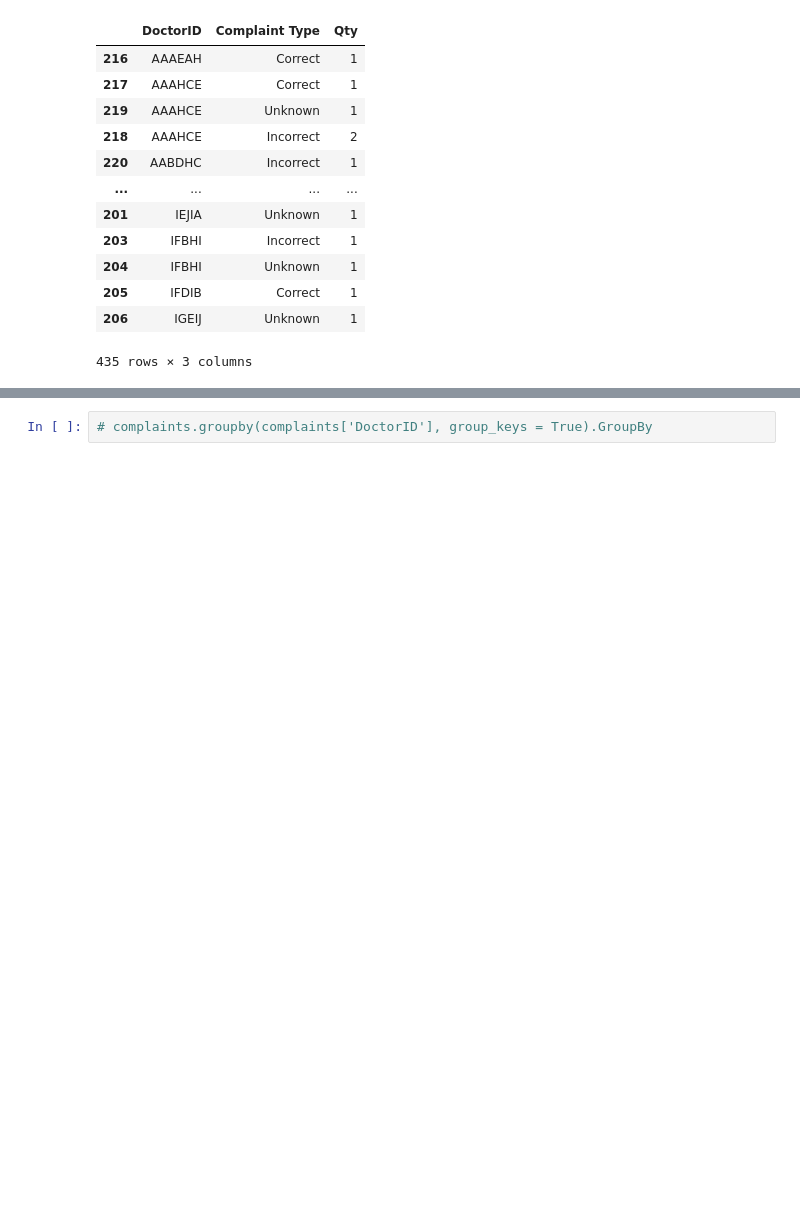
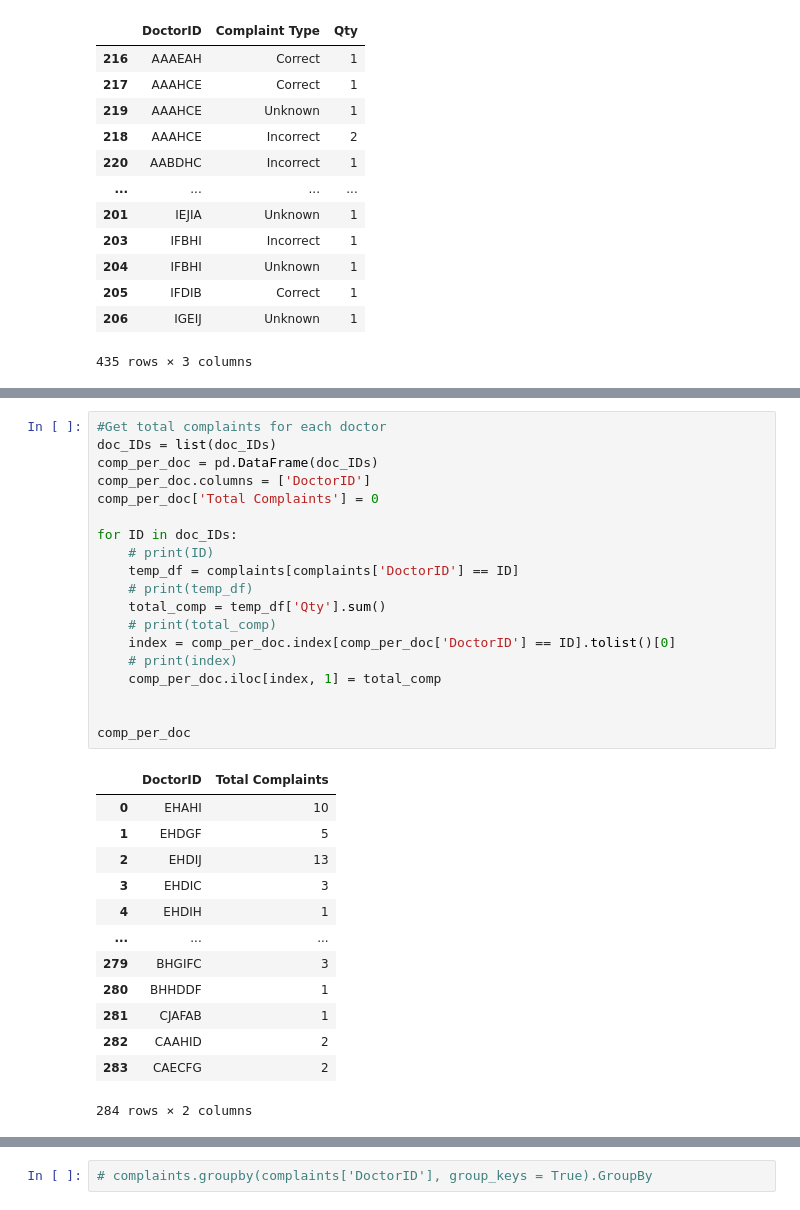
Before and after one commit to KBrandt57/COGS_118B_Project, a Jupyter notebook: project_notebook.ipynb, the cells around one changed output, grey strips where cells are left out. Cells and saved outputs as stored; diff of their text form; blank space fills up the shorter version.

```diff
--- a/project_notebook.ipynb
+++ b/project_notebook.ipynb
@@ -382,0 +385,33 @@ complaints[complaints['DoctorID'] == 'AAEIEG']
+# %%
+#Get total complaints for each doctor
+doc_IDs = list(doc_IDs)
+comp_per_doc = pd.DataFrame(doc_IDs)
+comp_per_doc.columns = ['DoctorID']
+comp_per_doc['Total Complaints'] = 0
+
+for ID in doc_IDs:
+    # print(ID)
+    temp_df = complaints[complaints['DoctorID'] == ID]
+    # print(temp_df)
+    total_comp = temp_df['Qty'].sum()
+    # print(total_comp)
+    index = comp_per_doc.index[comp_per_doc['DoctorID'] == ID].tolist()[0]
+    # print(index)
+    comp_per_doc.iloc[index, 1] = total_comp
+
+
+comp_per_doc
+# %% [output]
+|  | DoctorID | Total Complaints |
+| 0 | EHAHI | 10 |
+| 1 | EHDGF | 5 |
+| 2 | EHDIJ | 13 |
+| 3 | EHDIC | 3 |
+| 4 | EHDIH | 1 |
+| ... | ... | ... |
+| 279 | BHGIFC | 3 |
+| 280 | BHHDDF | 1 |
+| 281 | CJAFAB | 1 |
+| 282 | CAAHID | 2 |
+| 283 | CAECFG | 2 |
+284 rows × 2 columns
```
Also changed, not shown: parts of 4 cells of this notebook.
